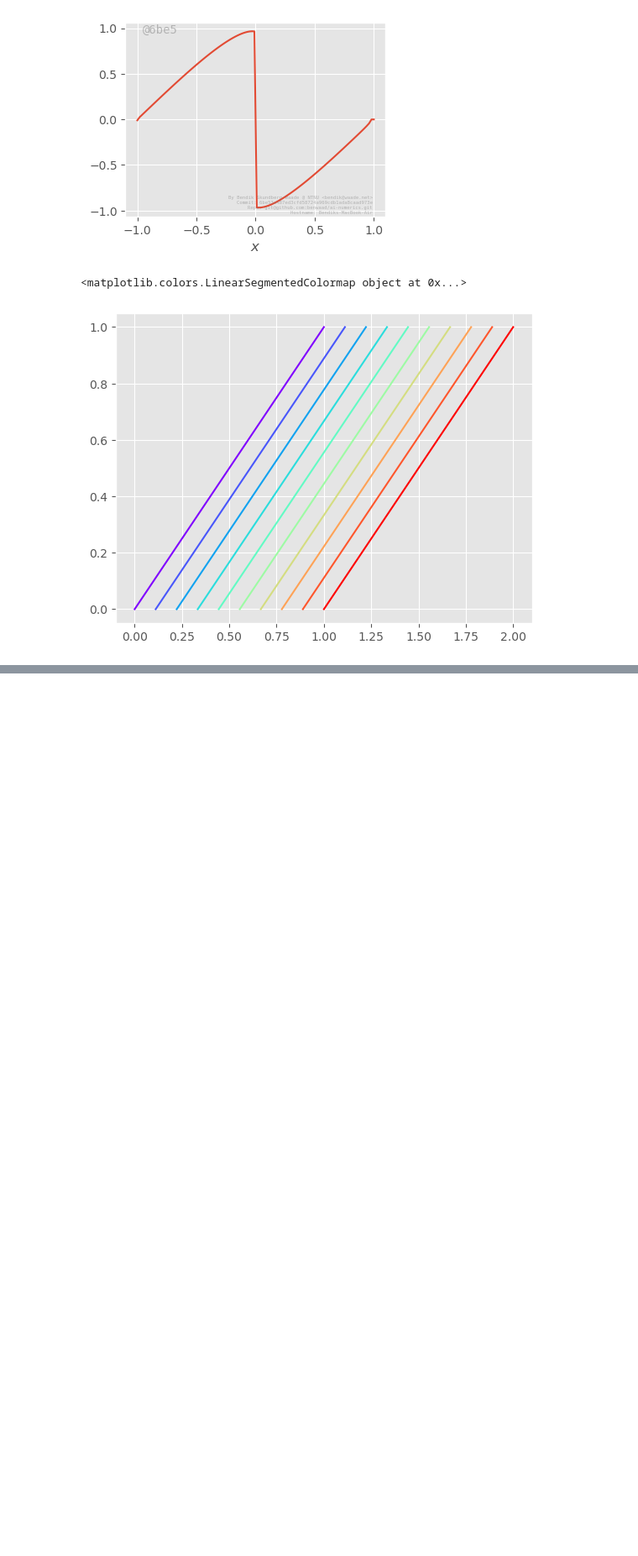
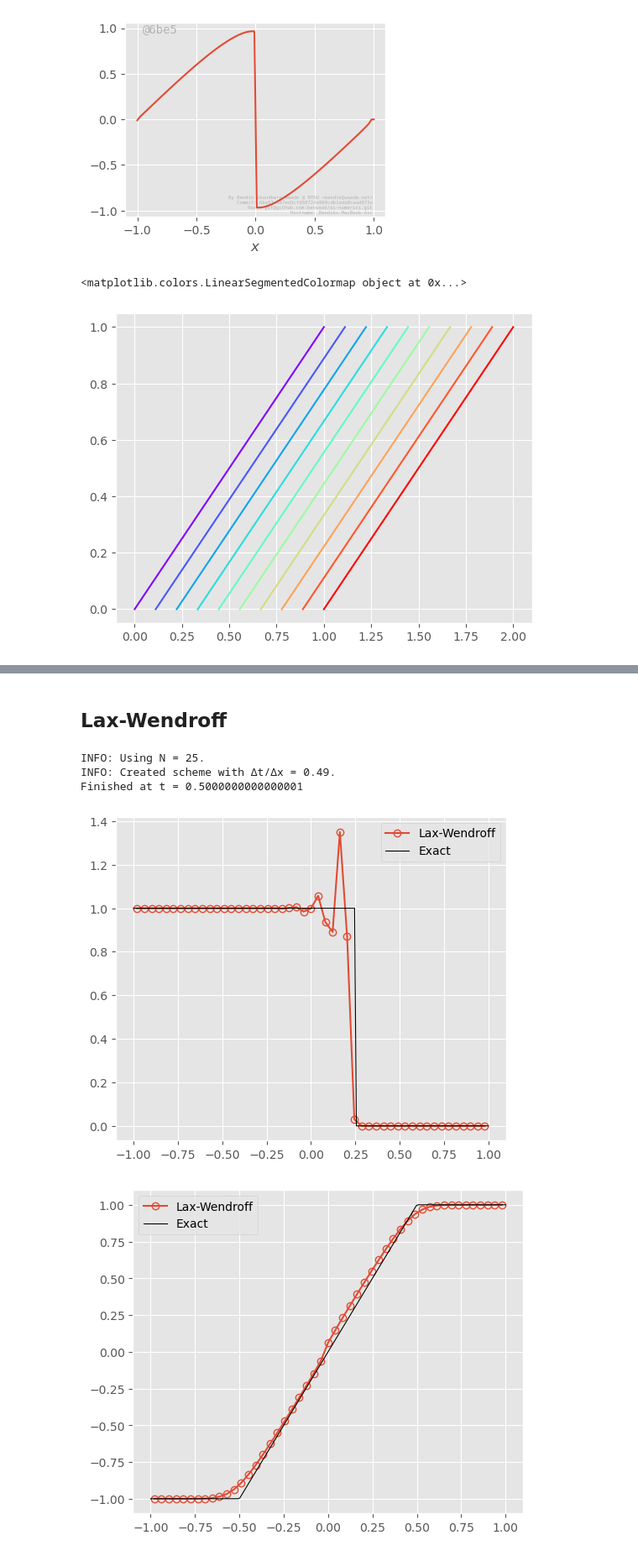
Before and after one commit to benwaad/ninn, a Jupyter notebook: Theory/example_plots.ipynb, the cells around one changed output, grey strips where cells are left out. Shown at 84% size. Saved outputs shown, nothing was run; the diff lists cells and outputs as text; code cells hidden in the pictures; blank space fills up the shorter version.

```diff
--- a/Theory/example_plots.ipynb
+++ b/Theory/example_plots.ipynb
@@ -158,0 +310,13 @@ test()
+# %% [markdown]
+## Lax-Wendroff
+# %%
+lfig, rfig = test_method(LW, 'Lax-Wendroff')
+plt.show()
+lfig.savefig('img/solutions/LW_shock.pdf')
+rfig.savefig('img/solutions/LW_rarefact.pdf')
+# %% [output]
+INFO: Using N = 25.
+INFO: Created scheme with Δt/Δx = 0.49.
+Finished at t = 0.5000000000000001
+[figure, added]
+[figure, added]
```
Also changed, not shown: parts of 8 cells of this notebook, 7 other files.
